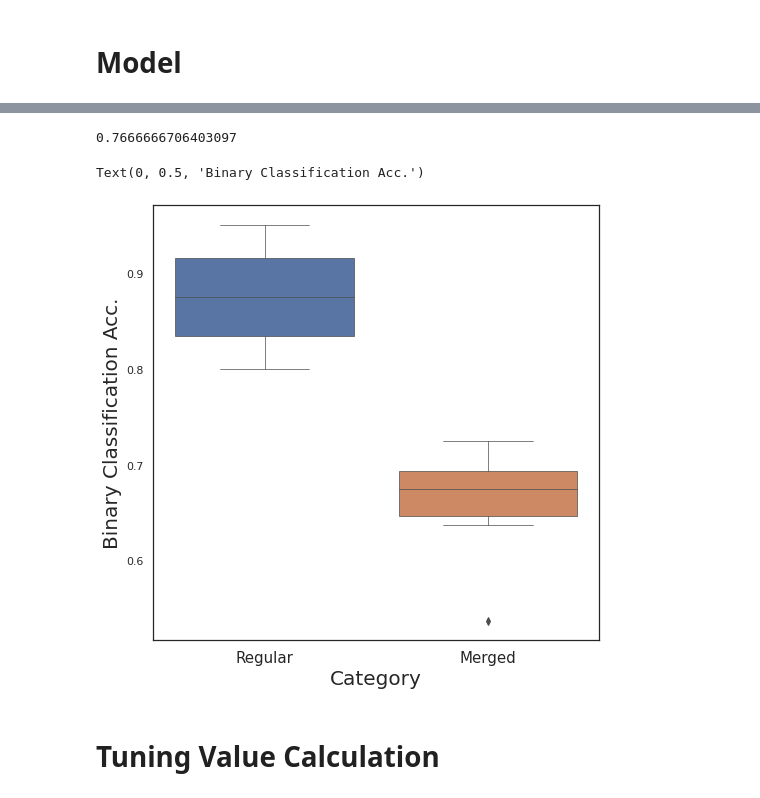
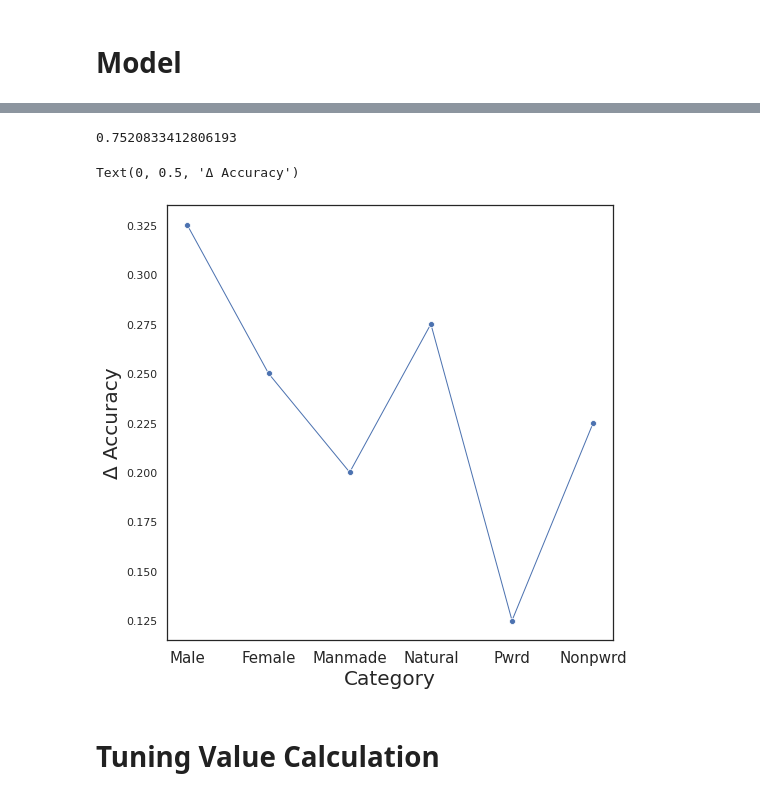
Before and after one commit to soukhind2/vgg16obj, a Jupyter notebook: Merge_set.ipynb, the cells around one changed output, grey strips where cells are left out. Drawn from its saved outputs; the diff is of its cells as text; code cells hidden in the pictures.

Commit message:
Cateogry wise visualisations

```diff
--- a/Merge_set.ipynb
+++ b/Merge_set.ipynb
@@ -284,16 +304,26 @@ for imtype in range(2):
 # %%
+diff = acc[0]-acc[1]
 print(np.mean(acc))
 import seaborn as sns
+'''
 sns.set(style="white",rc={"lines.linewidth": 0.7})
 plt.figure(figsize = (8,8))
 ax = sns.boxplot(data = acc.T )
 ax.set_xlabel('Category',size = 20)
 ax.set_xticklabels(['Regular','Merged'],size = 15)
 ax.set_ylabel('Binary Classification Acc.',size = 20)
+'''
+# Cateogory wise performance difference
+plt.figure(figsize = (8,8))
+sns.set(style="white",rc={"lines.linewidth": 1})
+ax = sns.lineplot(data = diff ,marker="o")
+ax.set_xlabel('Category',size = 20)
+ax.set_xticklabels(['Regular','Male','Female','Manmade','Natural','Pwrd','Nonpwrd'],size = 15)
+ax.set_ylabel('\u0394 Accuracy',size = 20)
 # %% [output]
-0.7666666706403097
+0.7520833412806193
-Text(0, 0.5, 'Binary Classification Acc.')
+Text(0, 0.5, 'Δ Accuracy')
-[figure, old version]
+[figure, new version]
 # %% [markdown]
 # Tuning Value Calculation
 # %%
```
Also changed, not shown: parts of 18 cells of this notebook.
